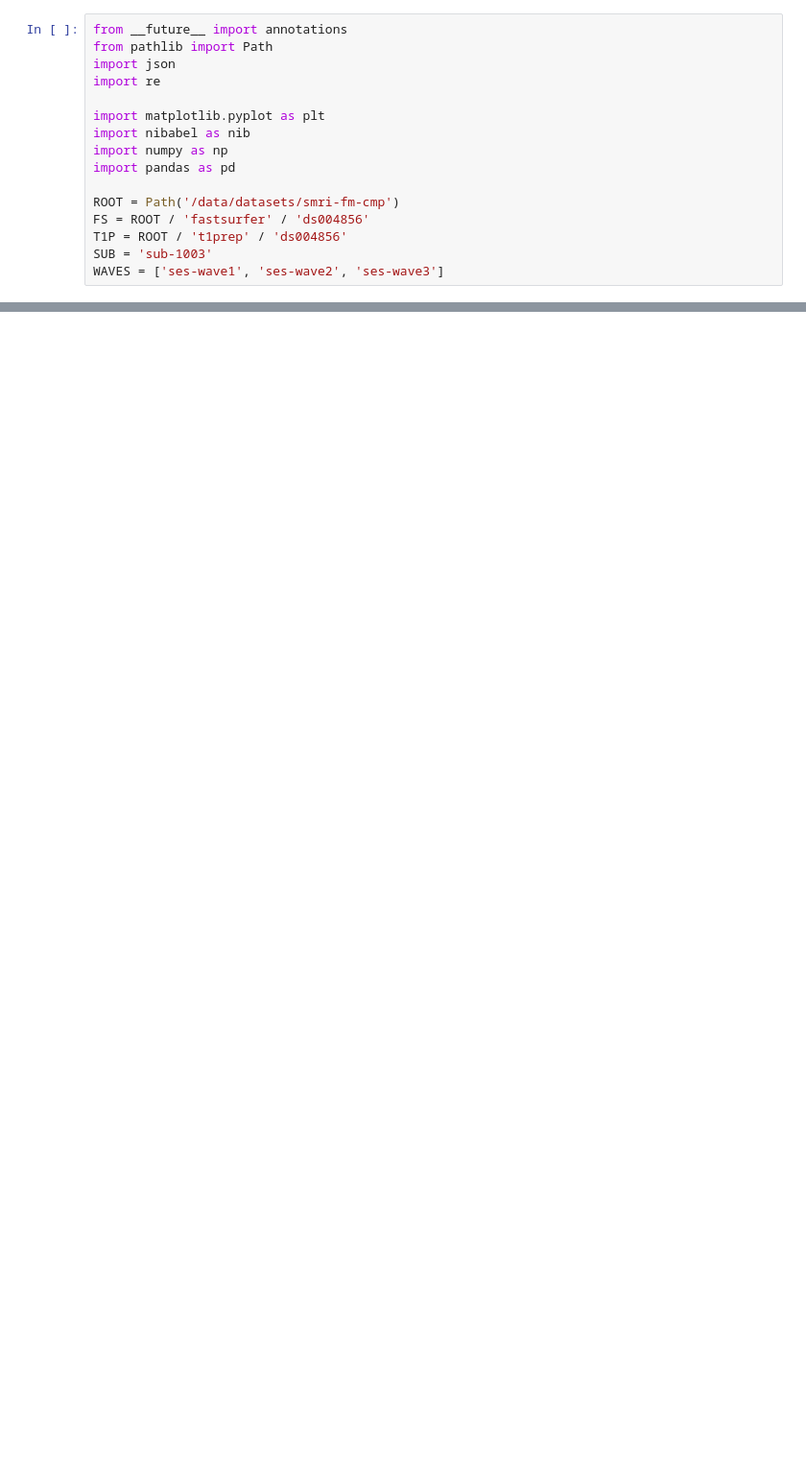
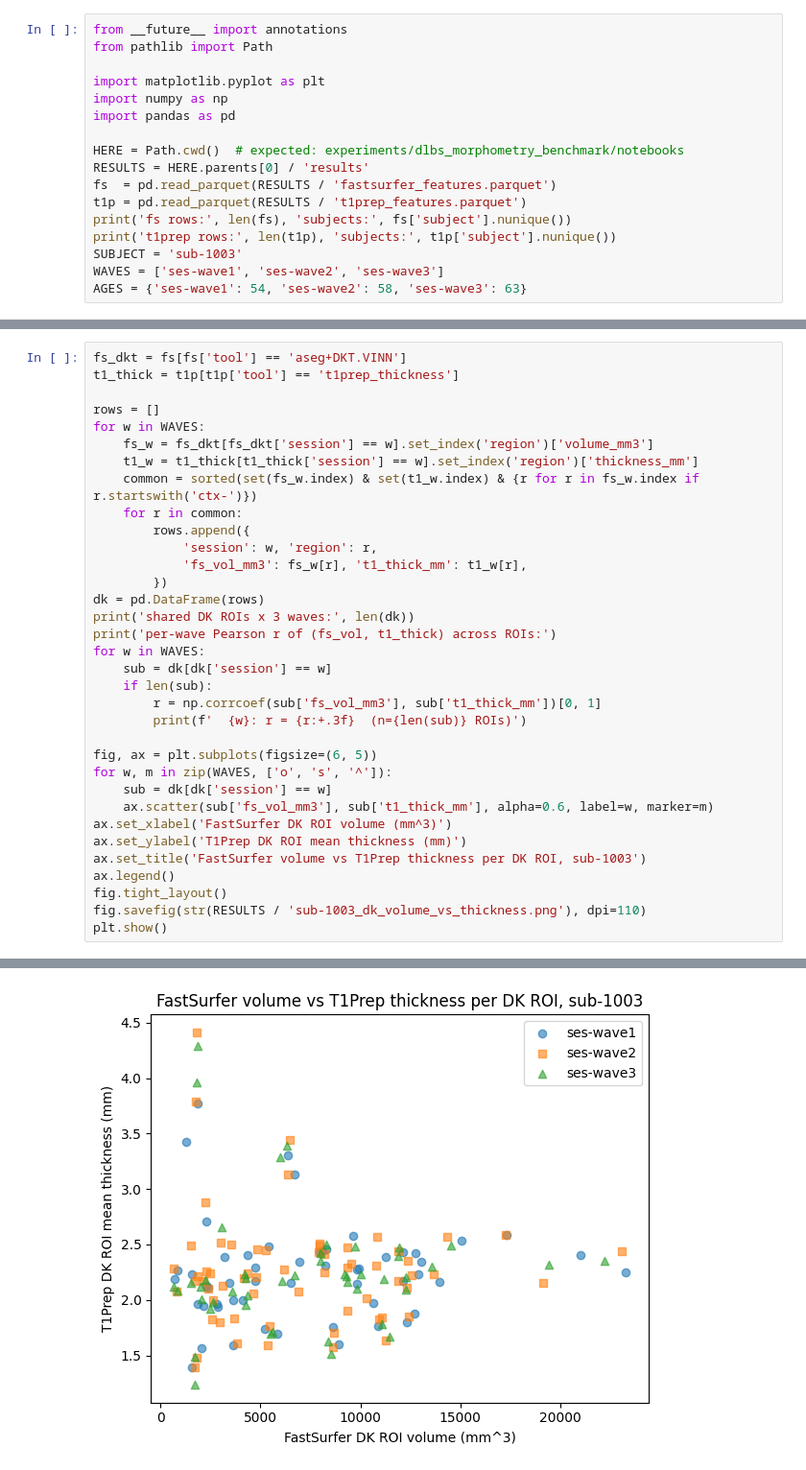
Before and after one commit to m9h/smri-fm, a Jupyter notebook: experiments/dlbs_morphometry_benchmark/notebooks/01_concordance_fastsurfer_vs_t1prep.ipynb, the cells around one changed output, grey strips where cells are left out. Shown at 96% size. Drawn from its saved outputs; the diff is of its cells as text; blank space fills up the shorter version.

```diff
--- a/experiments/dlbs_morphometry_benchmark/notebooks/01_concordance_fastsurfer_vs_t1prep.ipynb
+++ b/experiments/dlbs_morphometry_benchmark/notebooks/01_concordance_fastsurfer_vs_t1prep.ipynb
@@ -12,16 +15,17 @@ This notebook assumes outputs under `/data/datasets/smri-fm-cmp/{fastsurfer,t1pr
 # %%
 from __future__ import annotations
 from pathlib import Path
-import json
-import re
 
 import matplotlib.pyplot as plt
-import nibabel as nib
 import numpy as np
 import pandas as pd
 
-ROOT = Path('/data/datasets/smri-fm-cmp')
-FS = ROOT / 'fastsurfer' / 'ds004856'
-T1P = ROOT / 't1prep' / 'ds004856'
-SUB = 'sub-1003'
+HERE = Path.cwd()  # expected: experiments/dlbs_morphometry_benchmark/notebooks
+RESULTS = HERE.parents[0] / 'results'
+fs  = pd.read_parquet(RESULTS / 'fastsurfer_features.parquet')
+t1p = pd.read_parquet(RESULTS / 't1prep_features.parquet')
+print('fs rows:', len(fs), 'subjects:', fs['subject'].nunique())
+print('t1prep rows:', len(t1p), 'subjects:', t1p['subject'].nunique())
+SUBJECT = 'sub-1003'
 WAVES = ['ses-wave1', 'ses-wave2', 'ses-wave3']
+AGES = {'ses-wave1': 54, 'ses-wave2': 58, 'ses-wave3': 63}
@@ -101,0 +99,35 @@ drifts. Deviations between FastSurfer and T1Prep here tell us whether the tools
+# %%
+fs_dkt = fs[fs['tool'] == 'aseg+DKT.VINN']
+t1_thick = t1p[t1p['tool'] == 't1prep_thickness']
+
+rows = []
+for w in WAVES:
+    fs_w = fs_dkt[fs_dkt['session'] == w].set_index('region')['volume_mm3']
+    t1_w = t1_thick[t1_thick['session'] == w].set_index('region')['thickness_mm']
+    common = sorted(set(fs_w.index) & set(t1_w.index) & {r for r in fs_w.index if r.startswith('ctx-')})
+    for r in common:
+        rows.append({
+            'session': w, 'region': r,
+            'fs_vol_mm3': fs_w[r], 't1_thick_mm': t1_w[r],
+        })
+dk = pd.DataFrame(rows)
+print('shared DK ROIs x 3 waves:', len(dk))
+print('per-wave Pearson r of (fs_vol, t1_thick) across ROIs:')
+for w in WAVES:
+    sub = dk[dk['session'] == w]
+    if len(sub):
+        r = np.corrcoef(sub['fs_vol_mm3'], sub['t1_thick_mm'])[0, 1]
+        print(f'  {w}: r = {r:+.3f}  (n={len(sub)} ROIs)')
+
+fig, ax = plt.subplots(figsize=(6, 5))
+for w, m in zip(WAVES, ['o', 's', '^']):
+    sub = dk[dk['session'] == w]
+    ax.scatter(sub['fs_vol_mm3'], sub['t1_thick_mm'], alpha=0.6, label=w, marker=m)
+ax.set_xlabel('FastSurfer DK ROI volume (mm^3)')
+ax.set_ylabel('T1Prep DK ROI mean thickness (mm)')
+ax.set_title('FastSurfer volume vs T1Prep thickness per DK ROI, sub-1003')
+ax.legend()
+fig.tight_layout()
+fig.savefig(str(RESULTS / 'sub-1003_dk_volume_vs_thickness.png'), dpi=110)
+plt.show()
+# %% [output]
@@ -101,0 +139 @@ drifts. Deviations between FastSurfer and T1Prep here tell us whether the tools
+[figure, added]
```
Also changed, not shown: parts of 18 cells of this notebook, 5 other files.
